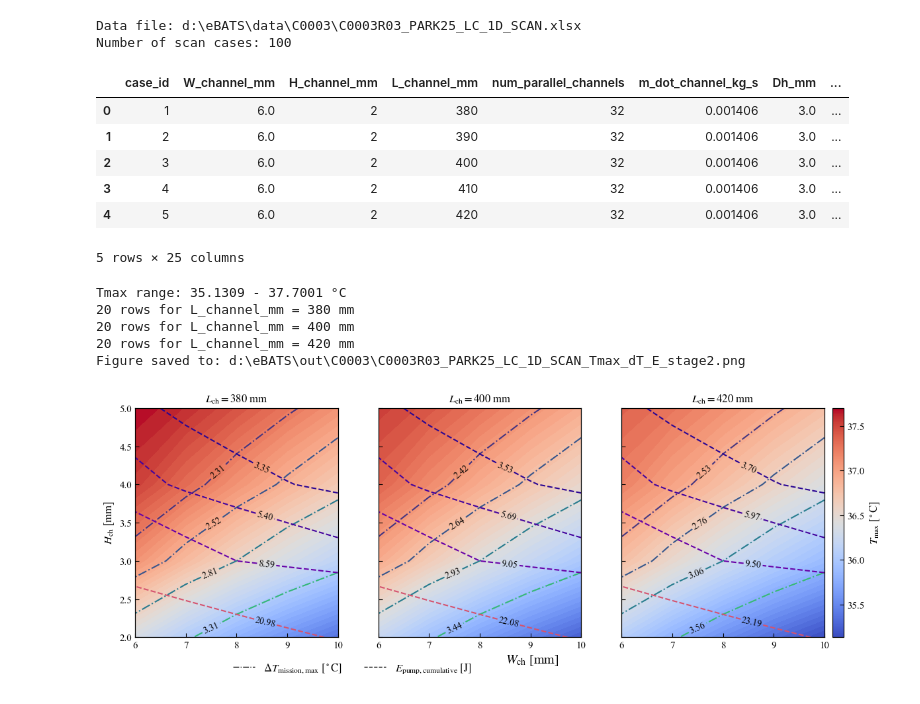
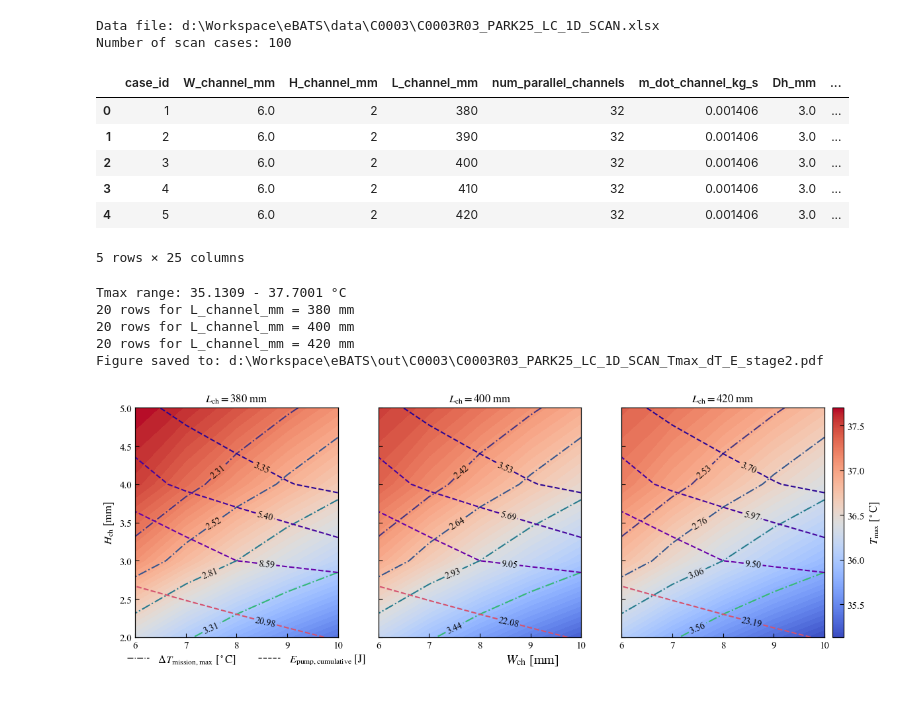
Before and after one commit to sxwd4ever/eBATS, a Jupyter notebook: cases/C0003/C0003R03_PARK25_LC_1D_SCAN_plot_stage2.ipynb, the cells around one changed output. Saved outputs shown, nothing was run; the diff lists cells and outputs as text; code cells hidden in the pictures.

Commit message:
add the detailed comparison for the 2nd stage of param scan for LC-PARK

```diff
--- a/cases/C0003/C0003R03_PARK25_LC_1D_SCAN_plot_stage2.ipynb
+++ b/cases/C0003/C0003R03_PARK25_LC_1D_SCAN_plot_stage2.ipynb
@@ -6,6 +6,7 @@ from pathlib import Path
 import numpy as np
 import pandas as pd
 import os
+import sys
 import seaborn as sns
 import matplotlib.pyplot as plt
 
@@ -15,6 +16,8 @@ from matplotlib.lines import Line2D
 
 # read SCAN2 data
 root_dir = os.path.abspath("../..")
+sys.path.append(root_dir)
+
 CASE_ID = "C0003"
 
 CASE_NAME = "C0003R03_PARK25_LC_1D_SCAN"
@@ -311,8 +314,8 @@ fig.legend(
     fontsize=base_fontsize,
     frameon=False,
     bbox_to_anchor=(
-        0.33,
-        -0.05
+        0.23,
+        -0.02
     )
 )
 
@@ -346,7 +349,7 @@ os.makedirs(
     exist_ok=True
 )
 
-file_name = f"{CASE_NAME}_Tmax_dT_E_stage2.png"
+file_name = f"{CASE_NAME}_Tmax_dT_E_stage2.pdf"
 
 output_file = os.path.join(
     output_folder,
@@ -362,33 +365,33 @@ fig.savefig(
 print(
     'Figure saved to:',
     output_file
 )
 
 plt.show()
 
 # save the figure to a specified output folder (for paper drafting)
 
 output_folder = r"D:\Workspace\Paper_eBATS\images" # the working directory of the paper draft
 
 import os
 if not os.path.exists(output_folder):
     os.makedirs(output_folder)
 
 # overwrite the file
 fig.savefig(os.path.join(output_folder, file_name), dpi=300, bbox_inches='tight')
 # %% [output]
-Data file: d:\eBATS\data\C0003\C0003R03_PARK25_LC_1D_SCAN.xlsx
+Data file: d:\Workspace\eBATS\data\C0003\C0003R03_PARK25_LC_1D_SCAN.xlsx
 Number of scan cases: 100
 |  | case_id | W_channel_mm | H_channel_mm | L_channel_mm | num_parallel_channels | m_dot_channel_kg_s | Dh_mm | ... |
 | 0 | 1 | 6.0 | 2 | 380 | 32 | 0.001406 | 3.0 | ... |
 | 1 | 2 | 6.0 | 2 | 390 | 32 | 0.001406 | 3.0 | ... |
 | 2 | 3 | 6.0 | 2 | 400 | 32 | 0.001406 | 3.0 | ... |
 | 3 | 4 | 6.0 | 2 | 410 | 32 | 0.001406 | 3.0 | ... |
 | 4 | 5 | 6.0 | 2 | 420 | 32 | 0.001406 | 3.0 | ... |
 5 rows × 25 columns
 Tmax range: 35.1309 - 37.7001 °C
 20 rows for L_channel_mm = 380 mm
 20 rows for L_channel_mm = 400 mm
 20 rows for L_channel_mm = 420 mm
-Figure saved to: d:\eBATS\out\C0003\C0003R03_PARK25_LC_1D_SCAN_Tmax_dT_E_stage2.png
+Figure saved to: d:\Workspace\eBATS\out\C0003\C0003R03_PARK25_LC_1D_SCAN_Tmax_dT_E_stage2.pdf
-[figure, old version]
+[figure, new version]
```
Also changed, not shown: parts of 1 cell of this notebook, 2 other files.
